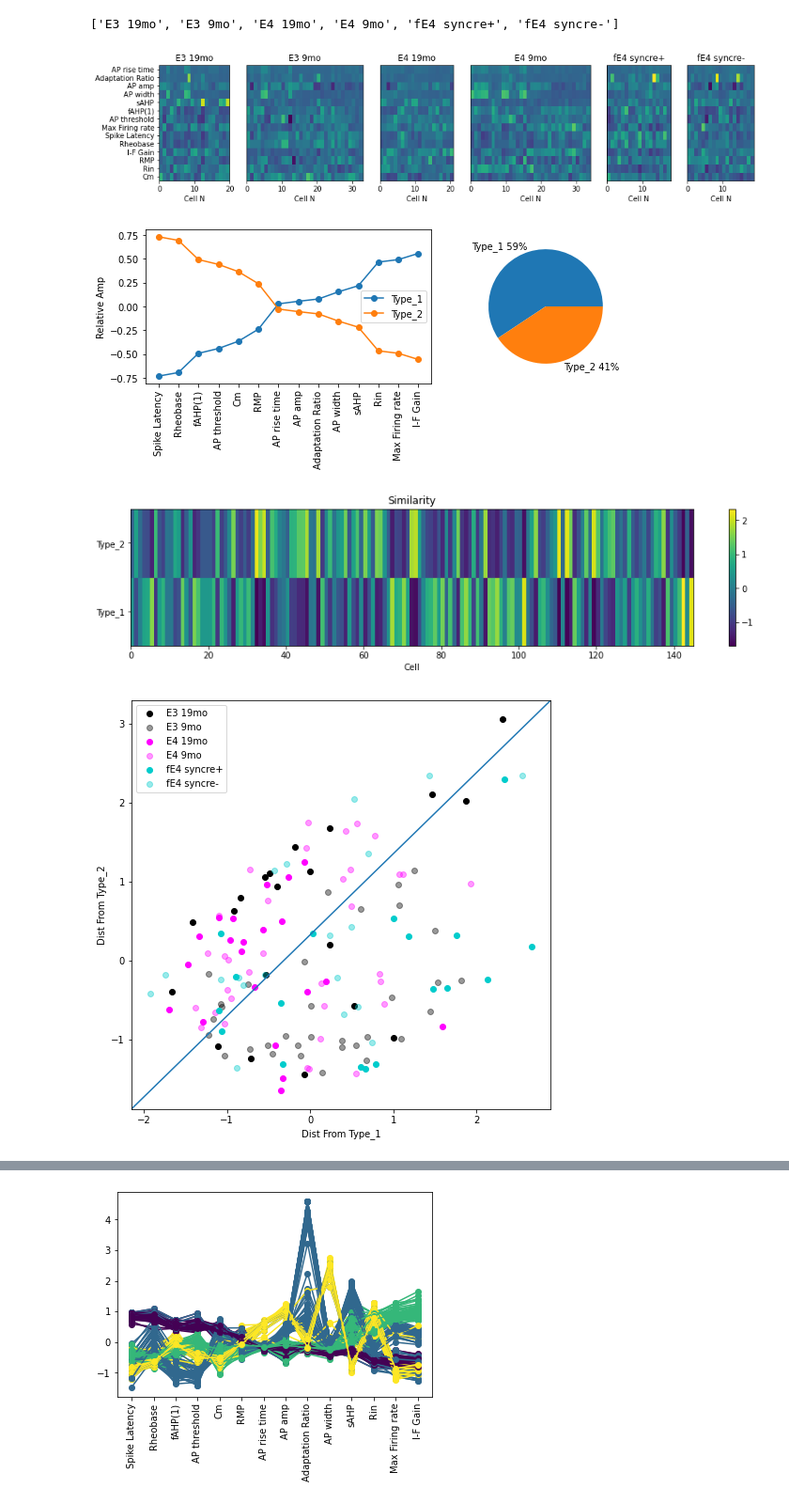
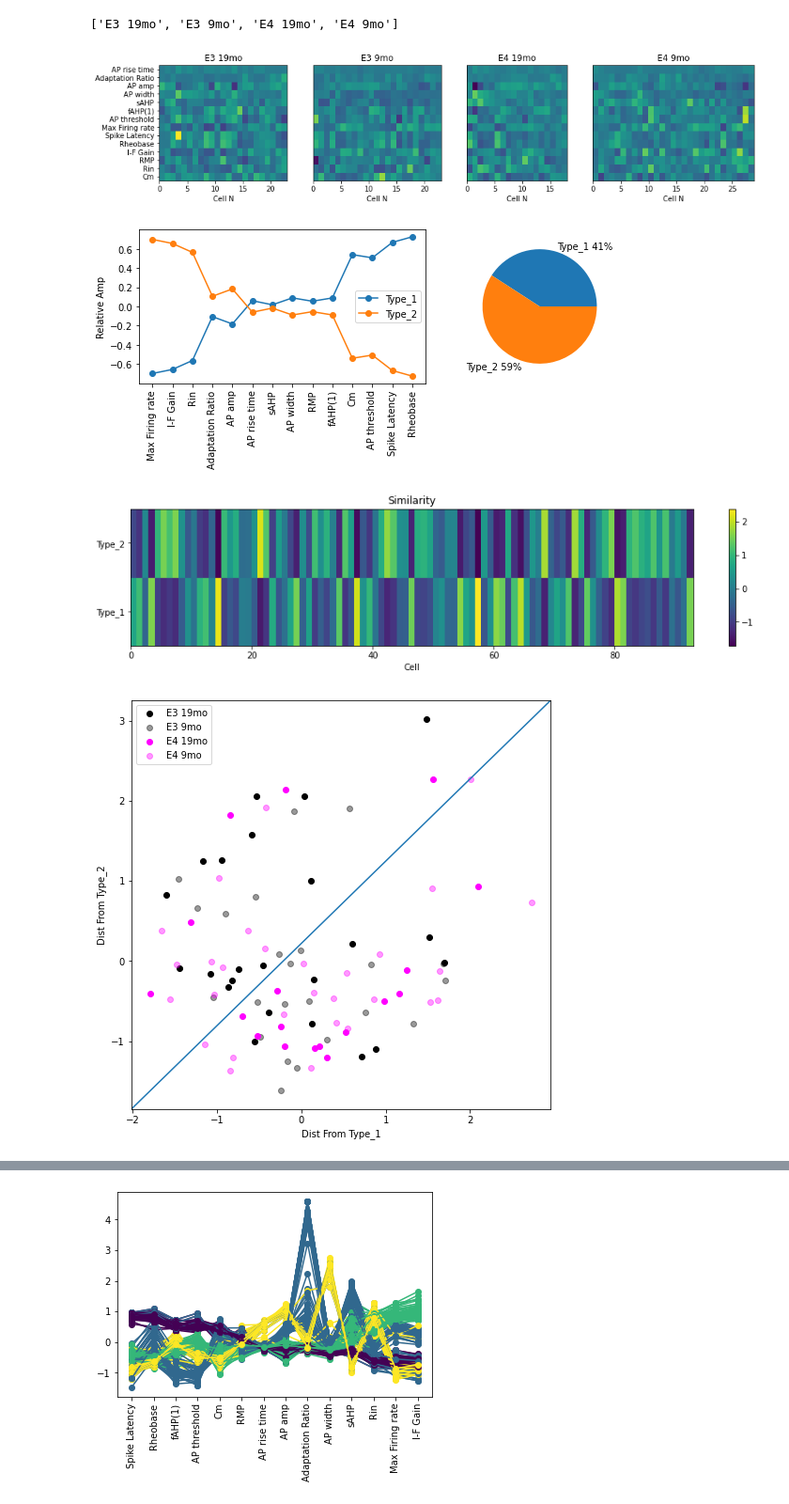
Before and after one commit to dtabuena/ApoE_Data_Clustering, a Jupyter notebook: CA1 Clusters.ipynb, the cells around one changed output, grey strips where cells are left out. Shown at 94% size. Cells and saved outputs as stored; diff of their text form; code cells hidden in the pictures.

```diff
--- a/CA1 Clusters.ipynb
+++ b/CA1 Clusters.ipynb
@@ -32,5 +15,7 @@ from matplotlib import pyplot as plt
 # %%
 link = 'https://www.dropbox.com/sh/5jheuv2n7pmfzw9/AABpo1PU8v33CR3CCxq3459ba?dl=0'
+xl_to_analyze = 'CA1 main parameters.xlsx'
+
 my_drop_folder = 'my_drop_folder'
 zipped_file_path = "/content/"+my_drop_folder + ".zip"
 unzipped_file_path = "/content/"+my_drop_folder
@@ -38,4 +23,7 @@ if not( os.path.exists(zipped_file_path)):
     !wget -O $zipped_file_path $link    # download with new name
 !echo A | unzip $zipped_file_path -d $unzipped_file_path
 print(unzipped_file_path)
+my_df_dict  = pd.read_excel('my_drop_folder/'+xl_to_analyze, engine='openpyxl',index_col=None,sheet_name=None)
+for k in my_df_dict.keys():
+    print(k)
 # %% [output]
@@ -59,4 +41,0 @@ mapname:  conversion of  failed
-# %%
-my_df_dict  = pd.read_excel('my_drop_folder/CA3 parameters for PCA.xlsx', engine='openpyxl',index_col=0,sheet_name=None)
-for k in my_df_dict.keys():
-    print(k)
@@ -72,4 +44,5 @@ for k in my_df_dict.keys():
     df = my_df_dict[k]
     df['type'] = k
 df_list = [my_df_dict[k] for k in my_df_dict.keys()]
-full_df = pd.concat(df_list)
+full_df = pd.concat(df_list,ignore_index=True)
+display(full_df)
@@ -151,7 +135,7 @@ list_colors = [colors[i] for i in type_num ]
 
 fig_opt = {'dpi': 300, 'format':'png','bbox_inches':'tight'}
 # %% [output]
-['E3 19mo', 'E3 9mo', 'E4 19mo', 'E4 9mo', 'fE4 syncre+', 'fE4 syncre-']
+['E3 19mo', 'E3 9mo', 'E4 19mo', 'E4 9mo']
 # %%
 ### raw_data_map
 counts = [np.sum( [tt==t for tt in type_list]) for t in uniq_types ]
@@ -183,4 +167,4 @@ for ti in range(num_t):
 plt.show()
 fig.savefig('Normalized_Vals_split.'+fig_opt['format'],**fig_opt)
 # %% [output]
-[figure, old version]
+[figure, new version]
@@ -191,7 +171,5 @@ fig.savefig('Normalized_Vals_split.'+fig_opt['format'],**fig_opt)
 # %%
 from sklearn.cluster import KMeans
-
-
 
 
 kmeans = KMeans(n_clusters=2, random_state=42).fit(data_for_fit)
@@ -245,7 +223,7 @@ comb_ylim = ax.get_ylim()
 fig.savefig('GenoType_dist.'+fig_opt['format'],**fig_opt)
 
 #### separate #####
-fig, axs = plt.subplots(2,3,figsize = [15,10])
+fig, axs = plt.subplots(2,2,figsize = [15,10])
 axs = axs.T.flatten()
 for ti in range(num_t):
     t = uniq_types[ti]
@@ -255,34 +233,34 @@ for ti in range(num_t):
     axs[ti].set_xlabel('Dist From Type_1')
     axs[ti].set_ylabel('Dist From Type_2')
     axs[ti].plot([0, 1], [0, 1], transform=axs[ti].transAxes)
     axs[ti].title.set_text(t)
     axs[ti].set_xlim(comb_xlim)
     axs[ti].set_ylim(comb_ylim)
 fig.savefig('GenoType_dist_Separate.'+fig_opt['format'],**fig_opt)
 
 
 #### separate #####
-fig, axs = plt.subplots(2,3,figsize = [15,10])
+fig, axs = plt.subplots(2,2,figsize = [15,10])
 axs = axs.T.flatten()
 for ti in range(num_t):
     t = uniq_types[ti]
     t_colr = colors[ti]
     is_type = [ind for ind in range(len(type_num)) if type_num[ind]==ti]
 
     score = closeness[:,1] - closeness[:,0]
 
     axs[ti].hist(score[is_type],10,color=t_colr,histtype='bar',density=True,range=(-3.25,3.25))
     # axs[ti].set_xlabel('Similarity Type_1')
     # axs[ti].set_ylabel('Similarity Type_2')
     # axs[ti].plot([0, 1], [0, 1], transform=axs[ti].transAxes)
     axs[ti].title.set_text(t)
     axs[ti].axvline(0, color='k') # vertical
     axs[ti].set_ylim(0,0.65)
     axs[ti].set_ylabel('PDF')
     axs[ti].text(.8, .9, 'Type 2',transform=axs[ti].transAxes)
     axs[ti].text(.05, .9, 'Type 1',transform=axs[ti].transAxes)
 fig.savefig('GenoType_Histos.'+fig_opt['format'],**fig_opt)
 # %% [output]
-[figure, old version]
+[figure, new version]
-[figure, old version]
+[figure, new version]
-[figure, old version]
+[figure, new version]
```
Also changed, not shown: parts of 12 cells of this notebook.
